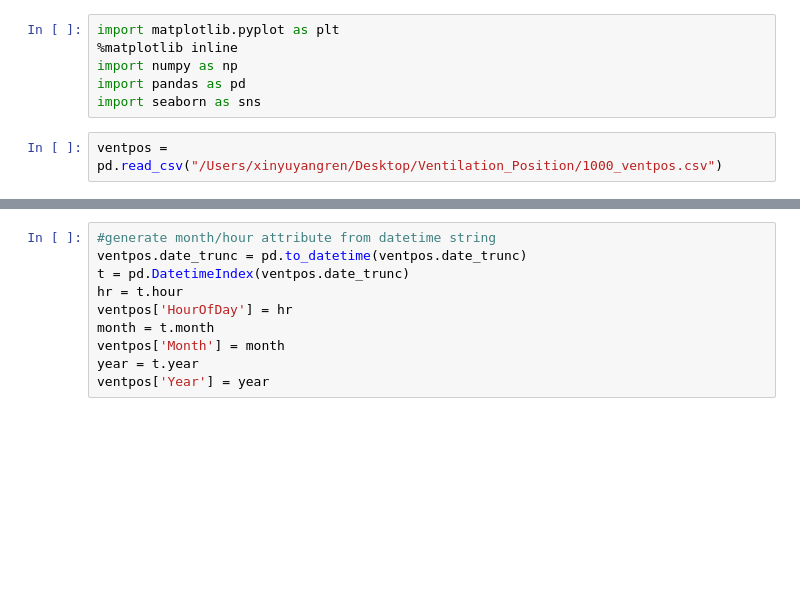
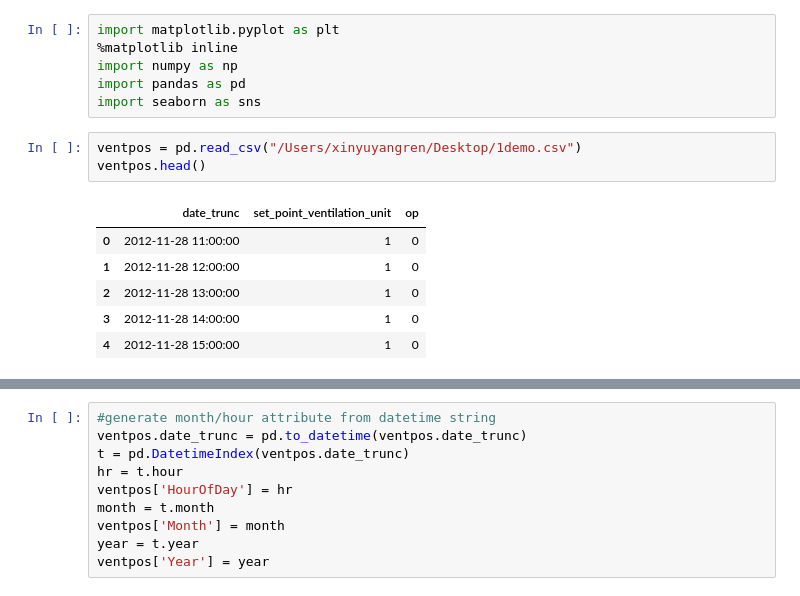
Before and after one commit to XRen615/kroeven_occupants_behavior_mining, a Jupyter notebook: VentPos.ipynb, the cells around one changed output, grey strips where cells are left out. Cells and saved outputs as stored; diff of their text form; blank space fills up the shorter version.

```diff
--- a/VentPos.ipynb
+++ b/VentPos.ipynb
@@ -5,4 +5,12 @@ import numpy as np
 import pandas as pd
 import seaborn as sns
 # %%
-ventpos = pd.read_csv("/Users/xinyuyangren/Desktop/Ventilation_Position/1000_ventpos.csv")
+ventpos = pd.read_csv("/Users/xinyuyangren/Desktop/1demo.csv")
+ventpos.head()
+# %% [output]
+|  | date_trunc | set_point_ventilation_unit | op |
+| 0 | 2012-11-28 11:00:00 | 1 | 0 |
+| 1 | 2012-11-28 12:00:00 | 1 | 0 |
+| 2 | 2012-11-28 13:00:00 | 1 | 0 |
+| 3 | 2012-11-28 14:00:00 | 1 | 0 |
+| 4 | 2012-11-28 15:00:00 | 1 | 0 |
```
Also changed, not shown: parts of 1 cell of this notebook, 3 other files.
